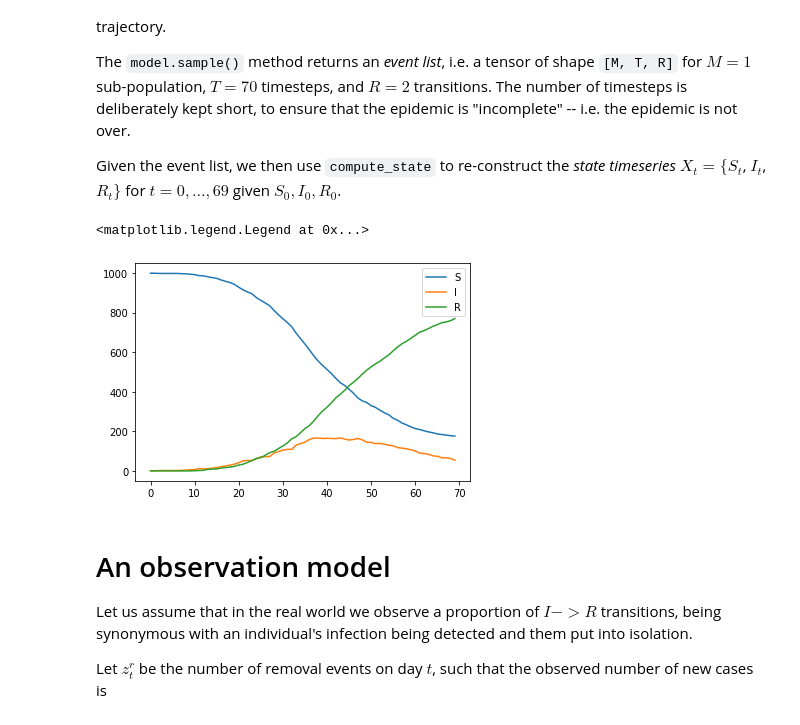
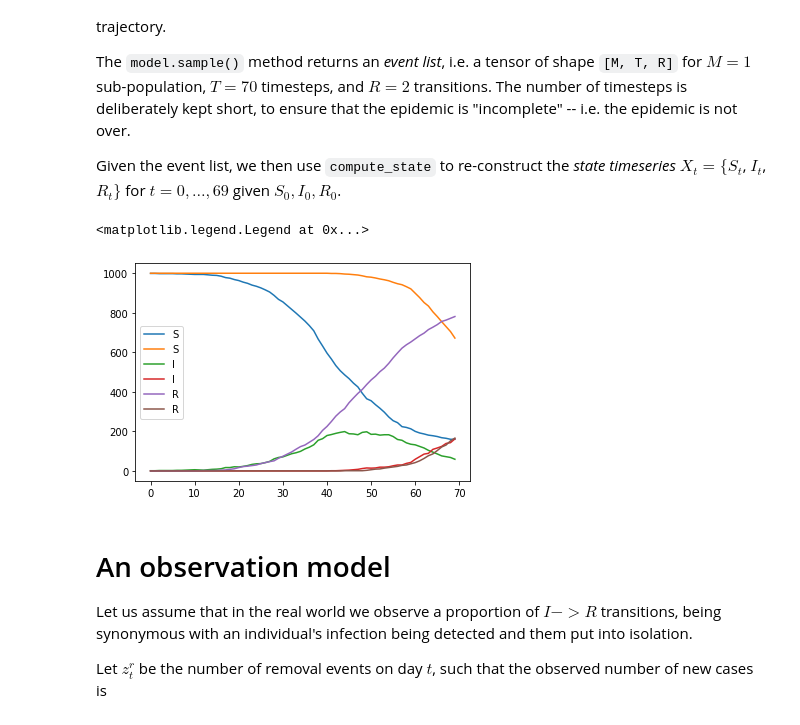
Before and after one commit to chrism0dwk/chain_binomial_rippler, a Jupyter notebook: CBR_SIR.ipynb, the cells around one changed output. Drawn from its saved outputs; the diff is of its cells as text; code cells hidden in the pictures.

```diff
--- a/CBR_SIR.ipynb
+++ b/CBR_SIR.ipynb
@@ -43,11 +43,14 @@ We implement this below using `gemlib`'s `DiscreteTimeStateTransitionModel`:
 stoichiometry = np.array([[-1, 1, 0],
                           [0, -1, 1]],
                          dtype=np.float32)
-init_state = np.array([[999.0, 1.0, 0.0]], dtype=np.float32)
+init_state = np.array([[999.0, 1.0, 0.0],
+                       [1000.0, 0.0, 0.0]], dtype=np.float32)
+
+C = np.array([[0, 1],[1, 0]], dtype=np.float32)
 
 def hazard_fn(t, state):
-    si = 0.3 * state[..., 1] / tf.reduce_sum(state, axis=-1)
-    ir = tf.constant([0.14])
+    si = (0.3 * state[..., 1] + 0.8 * tf.linalg.matvec(C, state[..., 1]/1000.0)) / tf.reduce_sum(state, axis=-1)
+    ir = tf.broadcast_to(tf.constant([0.14]), si.shape)
     return [si, ir]
 
 model = DiscreteTimeStateTransitionModel(transition_rates=hazard_fn,
@@ -80,20 +83,20 @@ Given the event list, we then use `compute_state` to re-construct the _state tim
 # %%
 # Ensure we get an outbreak that takes off, as many stochastic
 # epidemics will fade out in the first few timesteps.
 while True:
     events = model.sample()
     if tf.reduce_sum(events[...,1]) > 10:
         break
 
 state = compute_state(initial_state=init_state, events=events, stoichiometry=stoichiometry)
 
-plt.plot(state[0,...,0], label="S")
-plt.plot(state[0,...,1], label="I")
-plt.plot(state[0,...,2], label="R")
+plt.plot(state[...,0].numpy().T, label="S")
+plt.plot(state[...,1].numpy().T, label="I")
+plt.plot(state[...,2].numpy().T, label="R")
 plt.legend()
 # %% [output]
 <matplotlib.legend.Legend at 0x...>
-[figure, old version]
+[figure, new version]
 # %% [markdown]
 # An observation model
 
```
Also changed, not shown: parts of 10 cells of this notebook, 1 other file.
